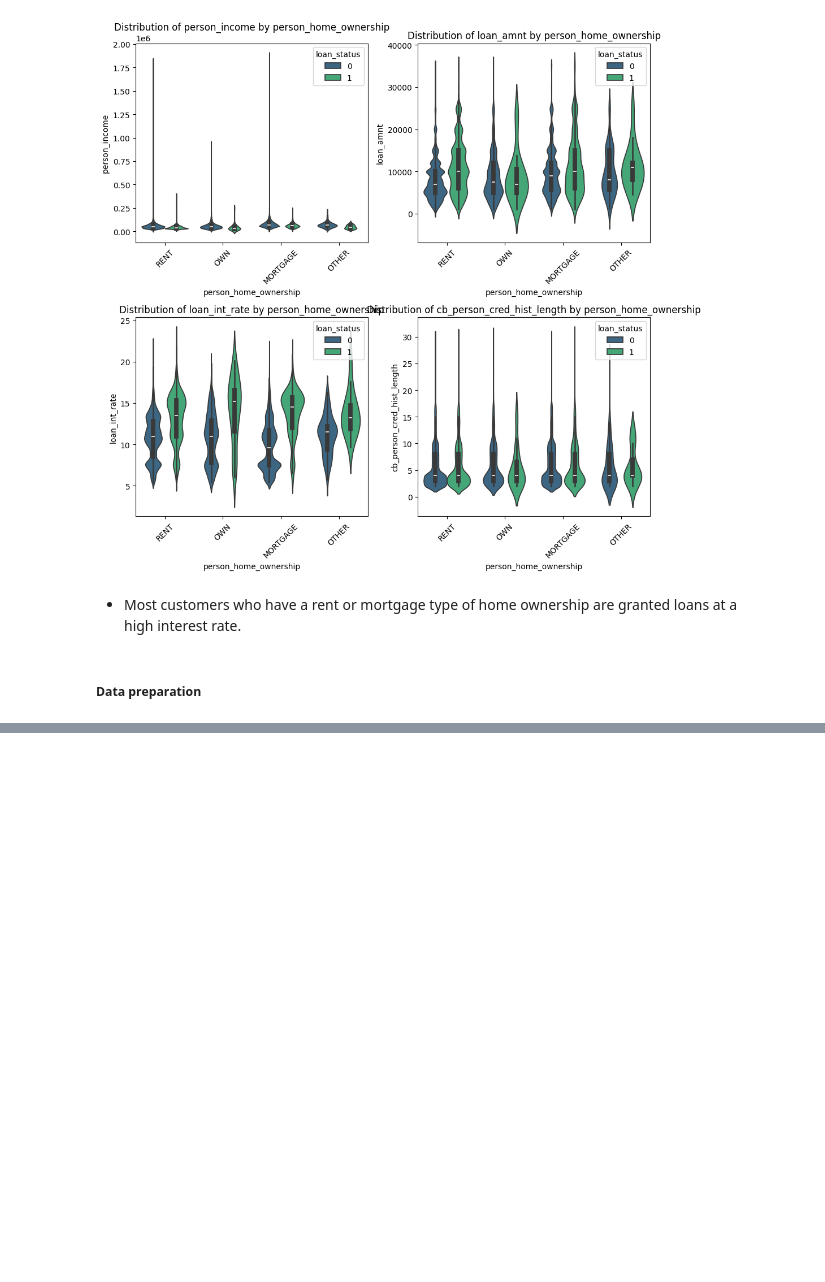
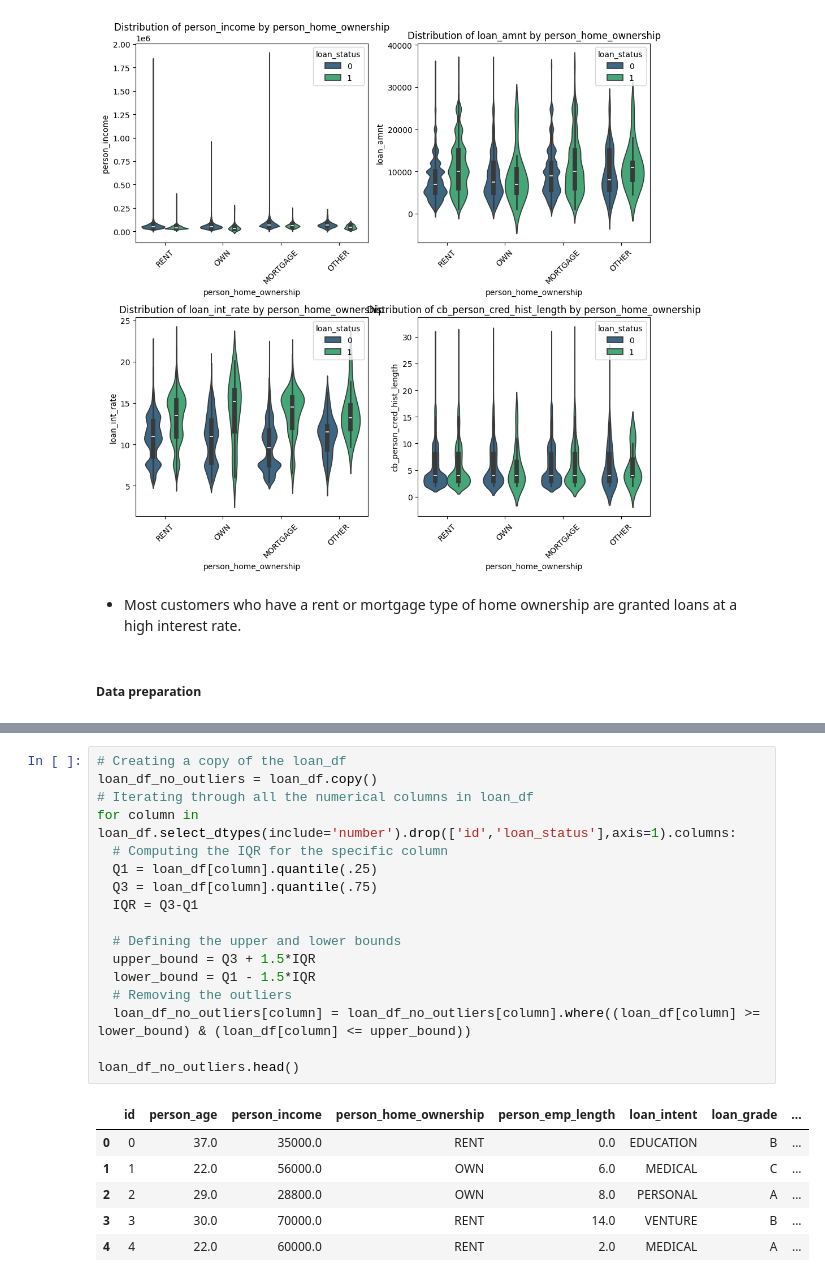
Before and after one commit to WilliamNdoni/loan_approval_prediction_kaggle, a Jupyter notebook: loan_approval_prediction.ipynb, the cells around one changed output, grey strips where cells are left out. Cells and saved outputs as stored; diff of their text form; blank space fills up the shorter version.

```diff
--- a/loan_approval_prediction.ipynb
+++ b/loan_approval_prediction.ipynb
@@ -323,0 +351,24 @@ plt.show();
+# %%
+# Creating a copy of the loan_df
+loan_df_no_outliers = loan_df.copy()
+# Iterating through all the numerical columns in loan_df
+for column in loan_df.select_dtypes(include='number').drop(['id','loan_status'],axis=1).columns:
+  # Computing the IQR for the specific column
+  Q1 = loan_df[column].quantile(.25)
+  Q3 = loan_df[column].quantile(.75)
+  IQR = Q3-Q1
+
+  # Defining the upper and lower bounds
+  upper_bound = Q3 + 1.5*IQR
+  lower_bound = Q1 - 1.5*IQR
+  # Removing the outliers
+  loan_df_no_outliers[column] = loan_df_no_outliers[column].where((loan_df[column] >= lower_bound) & (loan_df[column] <= upper_bound))
+
+loan_df_no_outliers.head()
+# %% [output]
+|  | id | person_age | person_income | person_home_ownership | person_emp_length | loan_intent | loan_grade | ... |
+| 0 | 0 | 37.0 | 35000.0 | RENT | 0.0 | EDUCATION | B | ... |
+| 1 | 1 | 22.0 | 56000.0 | OWN | 6.0 | MEDICAL | C | ... |
+| 2 | 2 | 29.0 | 28800.0 | OWN | 8.0 | PERSONAL | A | ... |
+| 3 | 3 | 30.0 | 70000.0 | RENT | 14.0 | VENTURE | B | ... |
+| 4 | 4 | 22.0 | 60000.0 | RENT | 2.0 | MEDICAL | A | ... |
```
Also changed, not shown: parts of 10 cells of this notebook.
